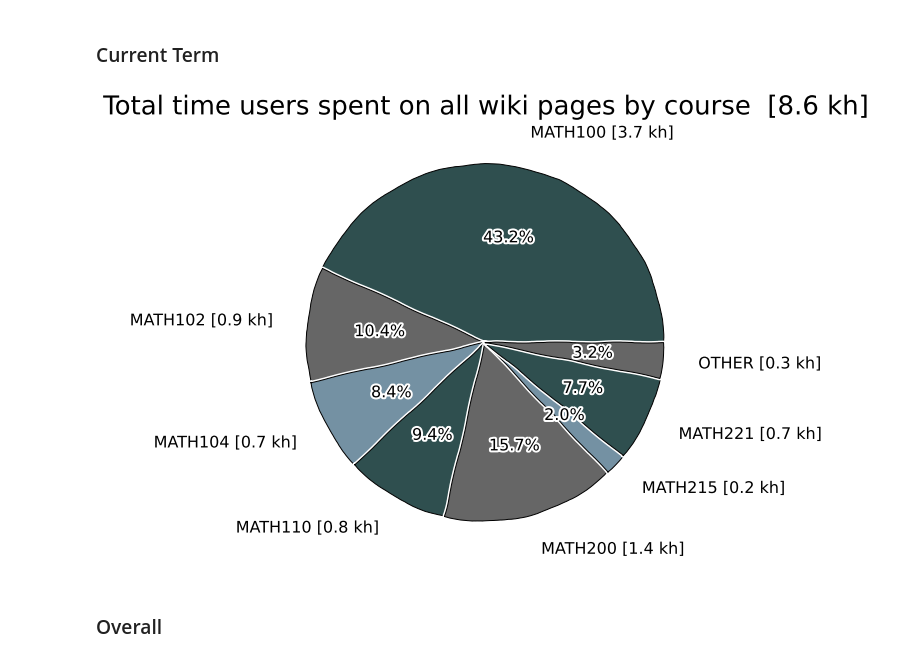
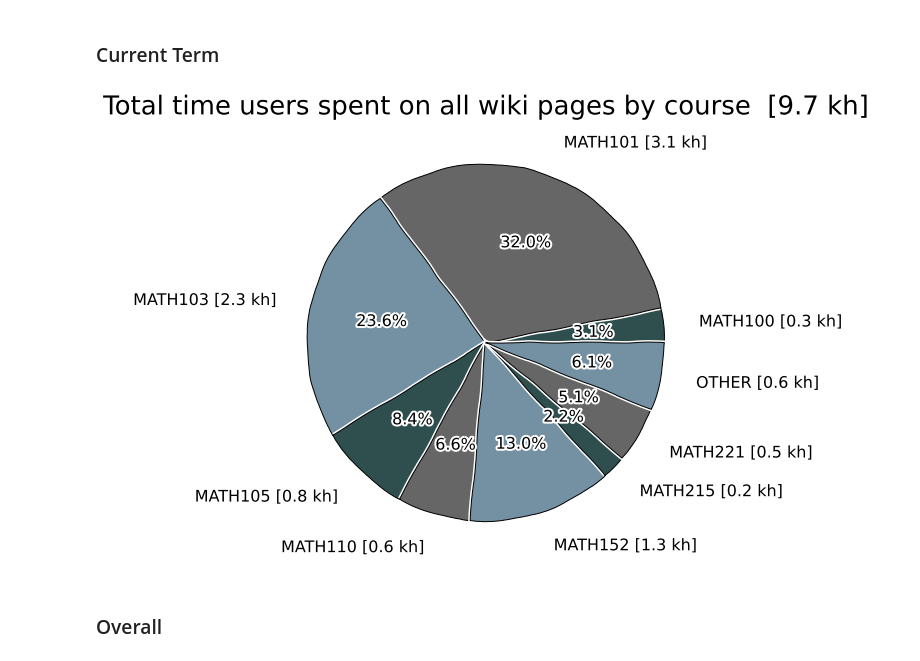
Before and after one commit to MathEducationResources/google-analytics, a Jupyter notebook: mer_py_google_analytics.ipynb, the cells around one changed output. Drawn from its saved outputs; the diff is of its cells as text; code cells hidden in the pictures.

```diff
--- a/mer_py_google_analytics.ipynb
+++ b/mer_py_google_analytics.ipynb
@@ -73,16 +73,16 @@ handles, labels = ax.get_legend_handles_labels(); plt.savefig('total_number_of_c
 # %% [markdown]
 ### Current Term
 # %%
-dict_current, date_clicks_current, num_clicks_current = data_to_dict_clickdates_clickscount('Analytics_Fall2014.csv')
+dict_current, date_clicks_current, num_clicks_current = data_to_dict_clickdates_clickscount('Analytics_Winter2015.csv')
 clean_dict(dict_current, ['MATH100','MATH101','MATH102','MATH103','MATH104','MATH105','MATH110','MATH152', 'MATH200','MATH215','MATH220','MATH221','MATH253','MATH257','MATH307','MATH312','MATH437'])
 matplotlib.rcParams['font.size'] = 16
 
 plt.figure(figsize(8,8))
 plot_pie_chart_time_spent_on_course(dict_current,0.02,[mainColour,secondColour1,secondColour2])
 plt.savefig('total_time_per_course.png', bbox_inches='tight')
 plt.show()
 # %% [output]
-[figure, old version]
+[figure, new version]
 # %% [markdown]
 ### Overall
 # %%
```
Also changed, not shown: parts of 1 cell of this notebook, 11 other files.
